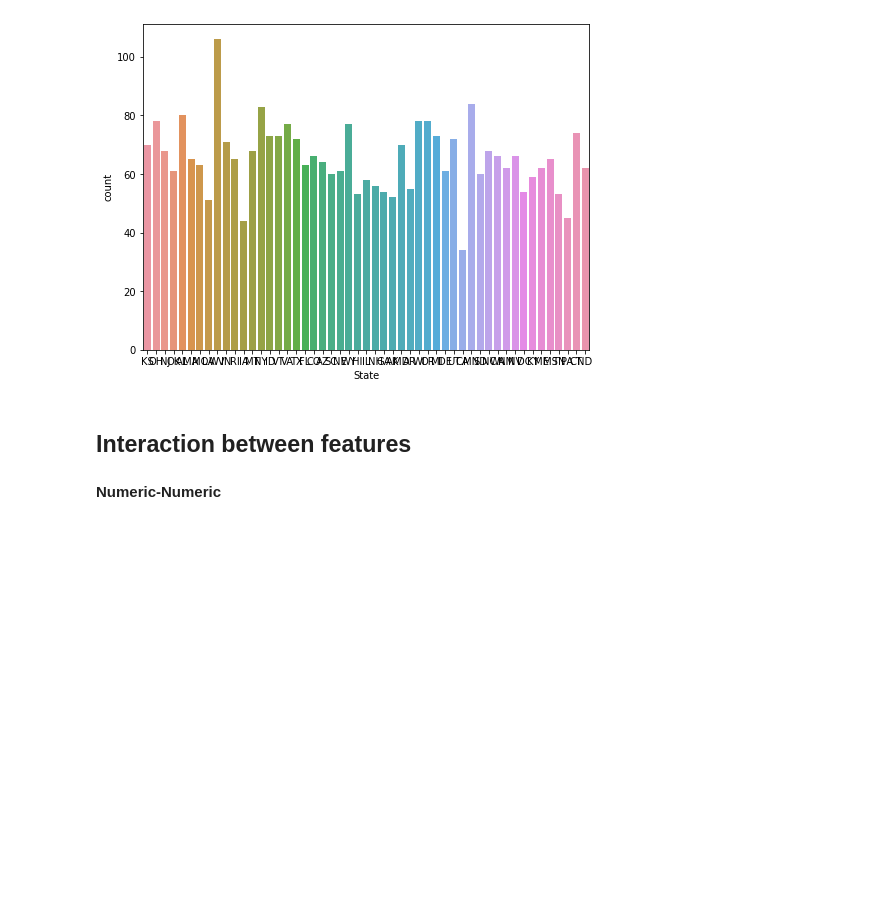
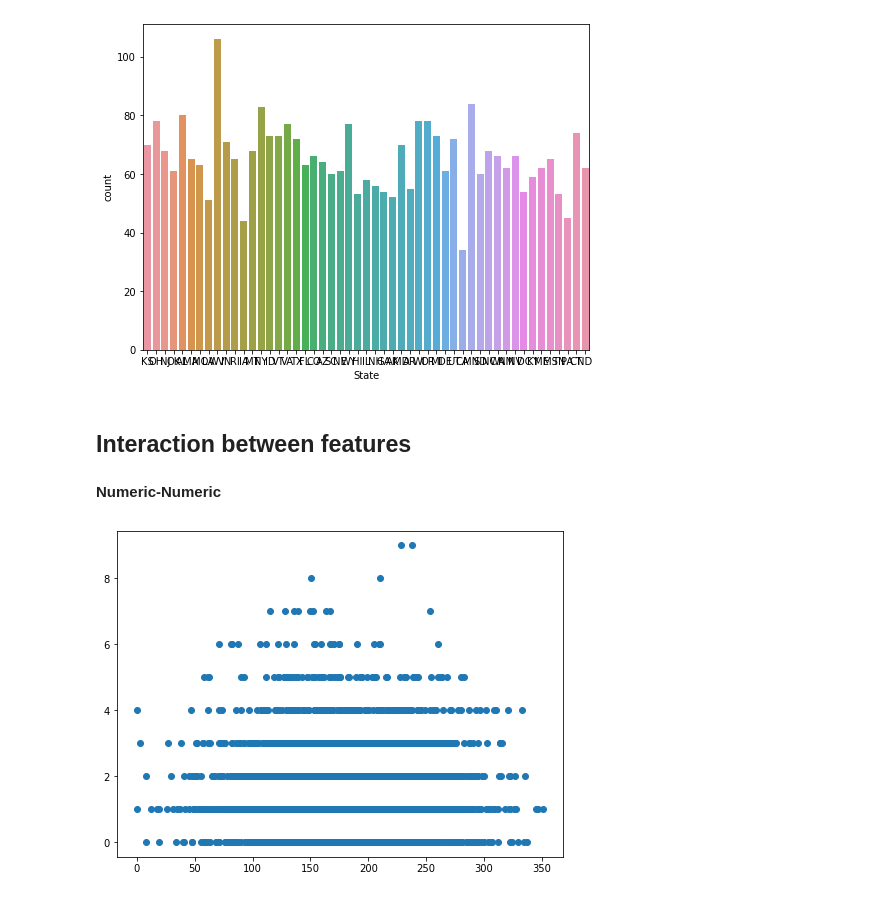
Before and after one commit to karanjogi/Practice, a Jupyter notebook: Lecture_02.ipynb, the cells around one changed output. Saved outputs shown, nothing was run; the diff lists cells and outputs as text; code cells hidden in the pictures; blank space fills up the shorter version.

```diff
--- a/Lecture_02.ipynb
+++ b/Lecture_02.ipynb
@@ -115,3 +115,8 @@ sns.countplot(x='State',data=df)
 ## **Interaction between features**
 # %% [markdown]
 **Numeric-Numeric**
+# %%
+plt.scatter(df['Total day minutes'],
+            df['Customer service calls']);
+# %% [output]
+[figure, added]
```
Also changed, not shown: parts of 17 cells of this notebook.
